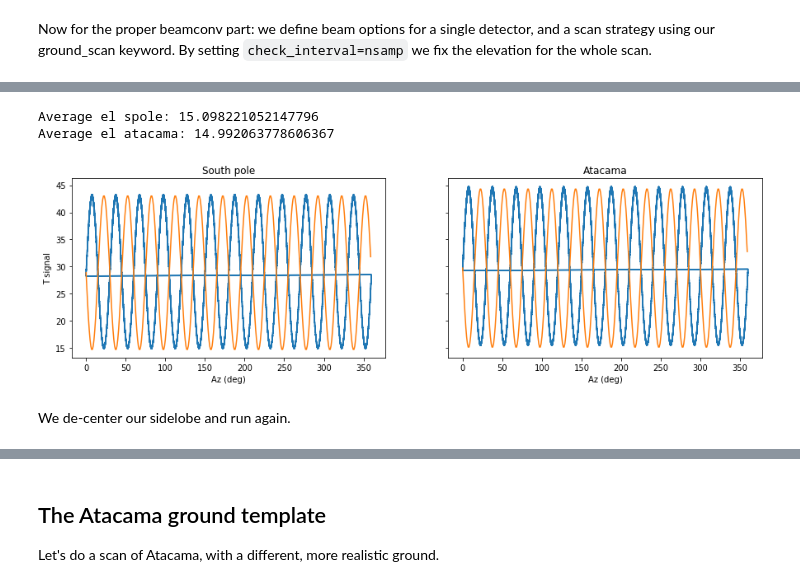
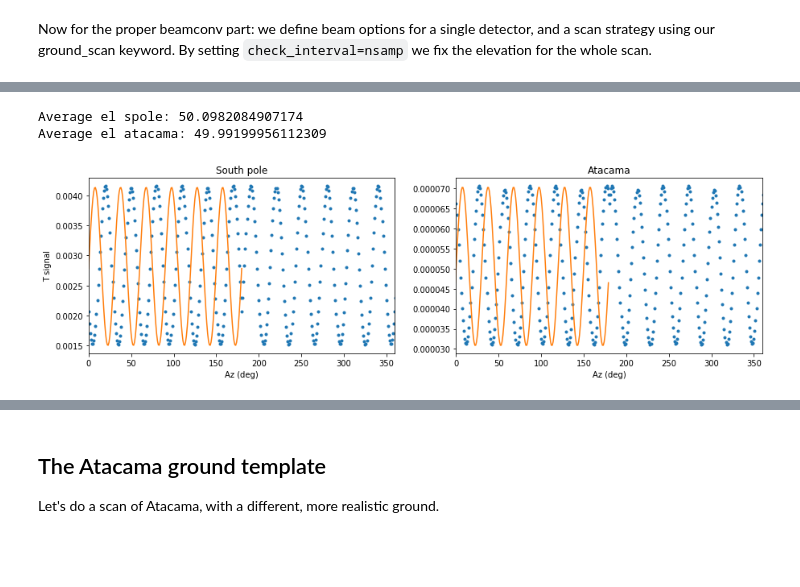
Before and after one commit to AdriJD/beamconv, a Jupyter notebook: notebooks/ground_ssn_scan.ipynb, the cells around one changed output, grey strips where cells are left out. Saved outputs shown, nothing was run; the diff lists cells and outputs as text; code cells hidden in the pictures; blank space fills up the shorter version.

```diff
--- a/notebooks/ground_ssn_scan.ipynb
+++ b/notebooks/ground_ssn_scan.ipynb
@@ -124,22 +176,23 @@ Scanning with 2 detectors
 # %%
-az_pole, el_pole = hp.pix2ang(nside, spole_pix, lonlat=True)
-az_ata, el_ata = hp.pix2ang(nside, sata_pix, lonlat=True)
-fig, ax= plt.subplots(1,2, sharey='all', figsize=(15,4))
-ax[0].plot(az_pole, spole_tod)
-ax[1].plot(az_ata, sata_tod)
-ax[0].plot(np.arange(360), np.average(spole_tod)-.5*np.ptp(spole_tod)*np.sin(12*np.radians(np.arange(360))))
-ax[1].plot(np.arange(360), np.average(sata_tod)-.5*np.ptp(sata_tod)*np.sin(12*np.radians(np.arange(360))))
+fig, ax= plt.subplots(1,2, figsize=(15,4))
+sort_spole = np.argsort(spole_az)
+sort_sata = np.argsort(sata_az)
+ax[0].plot(spole_tod, '.')
+ax[1].plot(sata_tod, '.')
+ax[0].plot(spole_az[sort_spole],
+           np.average(spole_tod)+.5*np.ptp(spole_tod)*np.sin(12*np.radians(spole_az[sort_spole])))
+ax[1].plot(sata_az[sort_sata],
+           np.average(sata_tod)+.5*np.ptp(sata_tod)*np.sin(12*np.radians(sata_az[sort_sata])))
 ax[0].set_ylabel('T signal')
 ax[0].set_xlabel('Az (deg)')
 ax[1].set_xlabel('Az (deg)')
 ax[0].set_title('South pole')
 ax[1].set_title('Atacama')
-
-print('Average el spole: {}'.format(np.average(el_pole)))
-print('Average el atacama: {}'.format(np.average(el_ata)))
+ax[0].set_xlim(0,360)
+ax[1].set_xlim(0,360)
+print('Average el spole: {}'.format(np.average(spole_el)))
+print('Average el atacama: {}'.format(np.average(sata_el)))
 # %% [output]
-Average el spole: 15.098221052147796
-Average el atacama: 14.992063778606367
+Average el spole: 50.0982084907174
+Average el atacama: 49.99199956112309
-[figure, old version]
+[figure, new version]
-# %% [markdown]
-We de-center our sidelobe and run again.
```
Also changed, not shown: parts of 27 cells of this notebook, 1 other file.
